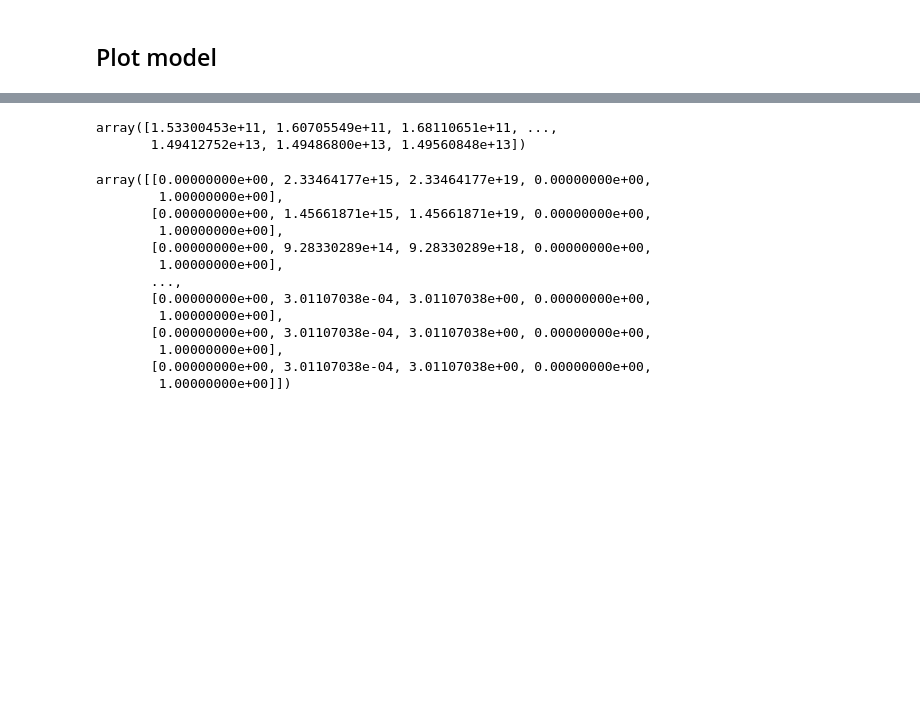
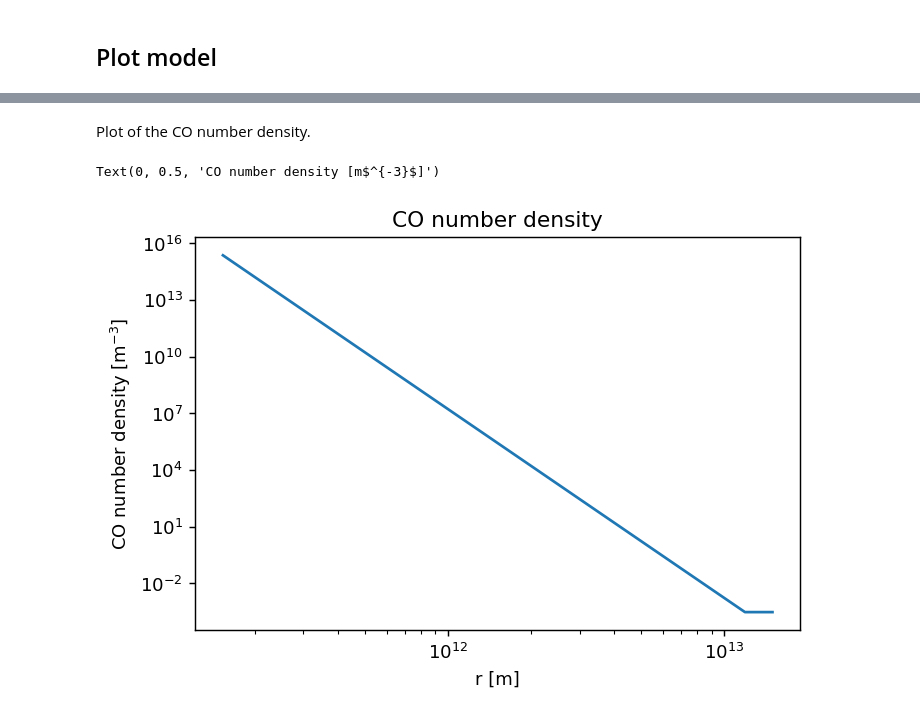
Before and after one commit to Magritte-code/Magritte, a Jupyter notebook: docs/src/1_examples/1_post-processing/0_create_AMRVAC_1D.ipynb, the cells around one changed output, grey strips where cells are left out. Drawn from its saved outputs; the diff is of its cells as text; code cells hidden in the pictures; blank space fills up the shorter version.

```diff
--- a/docs/src/1_examples/1_post-processing/0_create_AMRVAC_1D.ipynb
+++ b/docs/src/1_examples/1_post-processing/0_create_AMRVAC_1D.ipynb
@@ -149,21 +151,13 @@ model
-# %%
-rs[:,1]
-# %% [output]
-array([1.53300453e+11, 1.60705549e+11, 1.68110651e+11, ...,
-       1.49412752e+13, 1.49486800e+13, 1.49560848e+13])
-# %%
-abundance
-# %% [output]
-array([[0.00000000e+00, 2.33464177e+15, 2.33464177e+19, 0.00000000e+00,
-        1.00000000e+00],
-       [0.00000000e+00, 1.45661871e+15, 1.45661871e+19, 0.00000000e+00,
-        1.00000000e+00],
-       [0.00000000e+00, 9.28330289e+14, 9.28330289e+18, 0.00000000e+00,
-        1.00000000e+00],
-       ...,
-       [0.00000000e+00, 3.01107038e-04, 3.01107038e+00, 0.00000000e+00,
-        1.00000000e+00],
-       [0.00000000e+00, 3.01107038e-04, 3.01107038e+00, 0.00000000e+00,
-        1.00000000e+00],
-       [0.00000000e+00, 3.01107038e-04, 3.01107038e+00, 0.00000000e+00,
-        1.00000000e+00]])
+# %% [markdown]
+Plot of the CO number density.
+# %%
+plt.figure(dpi=130)
+plt.title('CO number density')
+plt.plot(rs, nCO)
+plt.xscale('log')
+plt.yscale('log')
+plt.xlabel(r'r [m]')
+plt.ylabel(r'CO number density [m$^{-3}$]')
+# %% [output]
+Text(0, 0.5, 'CO number density [m$^{-3}$]')
+[figure, added]
```
Also changed, not shown: parts of 5 cells of this notebook, 3 other files.
